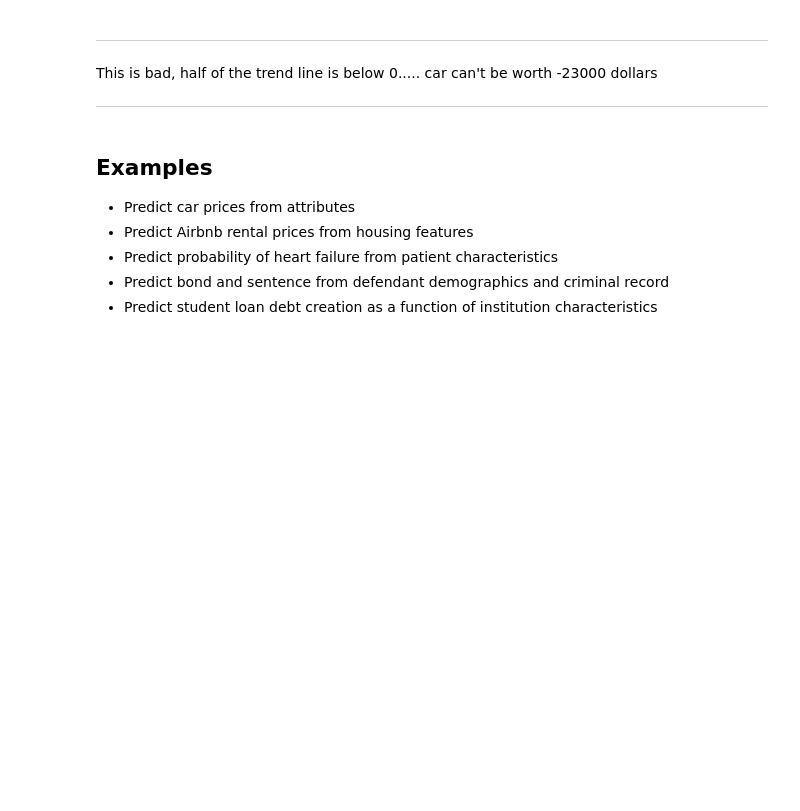
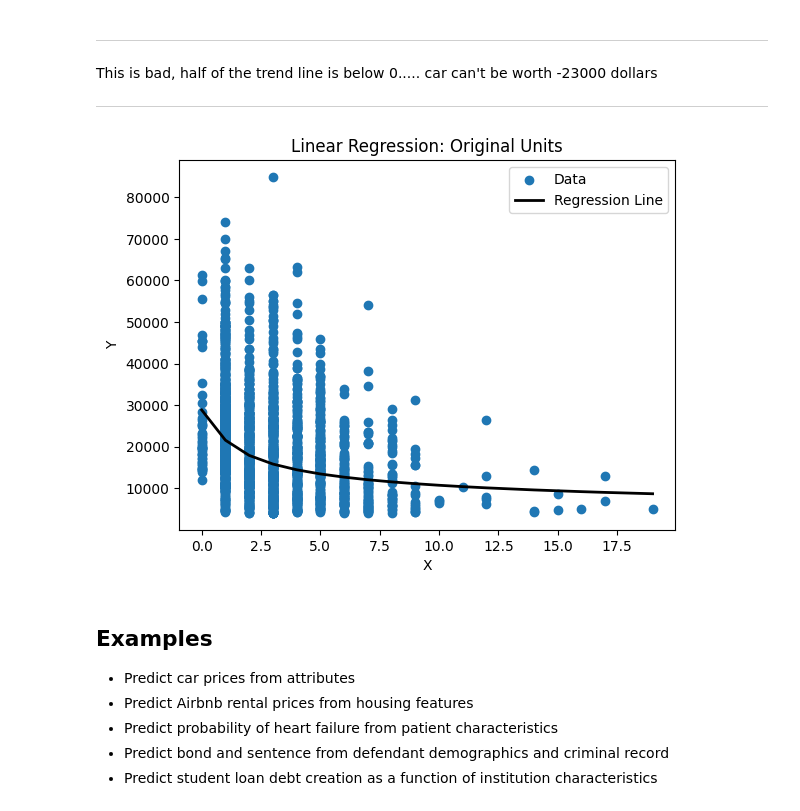
Before and after one commit to vrhughes/linearRegression, a Jupyter notebook: linearRegression.ipynb, the cells around one changed output. Saved outputs shown, nothing was run; the diff lists cells and outputs as text; code cells hidden in the pictures; blank space fills up the shorter version.

```diff
--- a/linearRegression.ipynb
+++ b/linearRegression.ipynb
@@ -285,6 +295,24 @@ plt.show()
 This is bad, half of the trend line is below 0..... car can't be worth -23000 dollars
 
 ---
+# %%
+df.sort_values('age',inplace=True) # Sorts the data by age of car
+
+x = df['age']
+y = df['price']
+coef = slr( df['age_ihs'], df['price_ihs'])
+y_hat = np.sinh(coef['b0']+coef['b1']*df['age_ihs']) # sinh is the inverse of arcsinh
+
+plt.scatter(x,y,label='Data')
+plt.plot(x,y_hat,label='Regression Line',color='black',linewidth=2)
+plt.xlabel("X")
+plt.ylabel("Y")
+plt.legend(loc='upper right')
+plt.title('Linear Regression: Original Units')
+
+plt.show()
+# %% [output]
+[figure, added]
 # %% [markdown]
 ## Examples
 - Predict car prices from attributes
```
Also changed, not shown: parts of 10 cells of this notebook.
